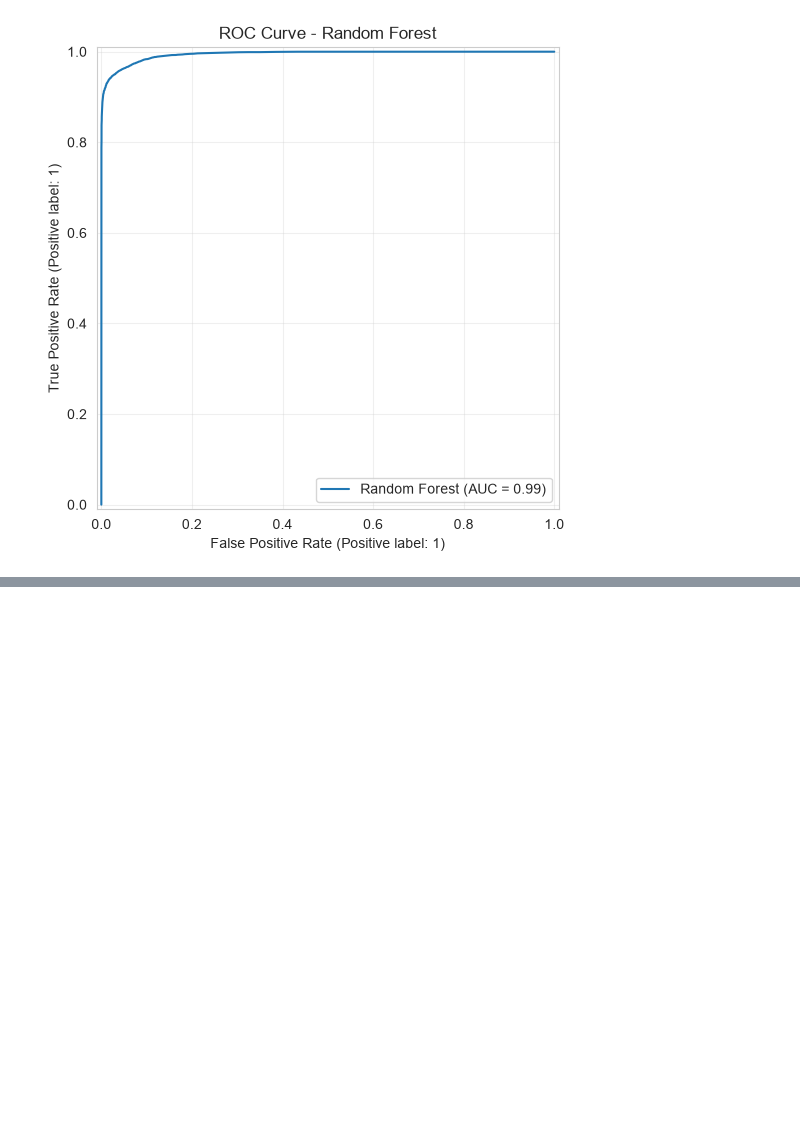
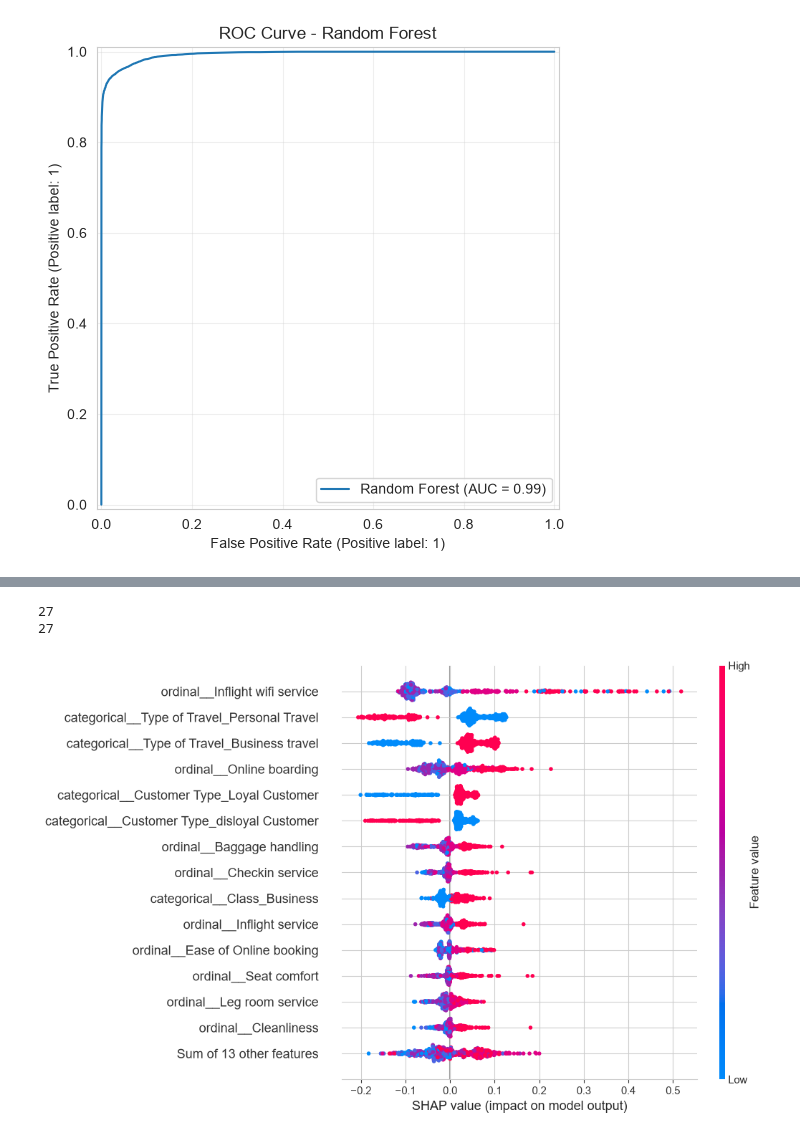
Before and after one commit to Shehzaad-S/udacity-applied-ml-project, a Jupyter notebook: modeling.ipynb, the cells around one changed output, grey strips where cells are left out. Drawn from its saved outputs; the diff is of its cells as text; code cells hidden in the pictures; blank space fills up the shorter version.

Commit message:
Final Modeling and Evaluation Complete

```diff
--- a/modeling.ipynb
+++ b/modeling.ipynb
@@ -1023,0 +1065,39 @@ The Random Forest model achieved a ROC-AUC score of 0.9943, indicating excellent
+# %%
+feature_names = rf_preprocessor.get_feature_names_out()
+# %%
+# Confirm feature count and tranformed array match
+print(len(feature_names))
+print(X_test_transformed.shape[1])
+# %% [output]
+27
+27
+# %%
+X_test_shap = pd.DataFrame(
+    X_test_transformed,
+    columns=feature_names
+)
+# %%
+# for computation efficiency we will use a representative sample
+X_sample = X_test_shap.sample(
+    n=500,
+    random_state=42
+)
+
+explainer = shap.Explainer(
+    rf_model,
+    X_sample
+)
+
+shap_values = explainer(X_sample)
+# %%
+if len(shap_values.shape) == 3:  # Checks if SHAP returned an array for both classes
+    shap_values_positive = shap_values[:, :, 1]
+else:
+    shap_values_positive = shap_values  # Some SHAP versions handle this automatically
+# %%
+shap.plots.beeswarm(
+    shap_values_positive,
+    max_display=15
+)
+# %% [output]
+[figure, added]
```
Also changed, not shown: parts of 18 cells of this notebook.
